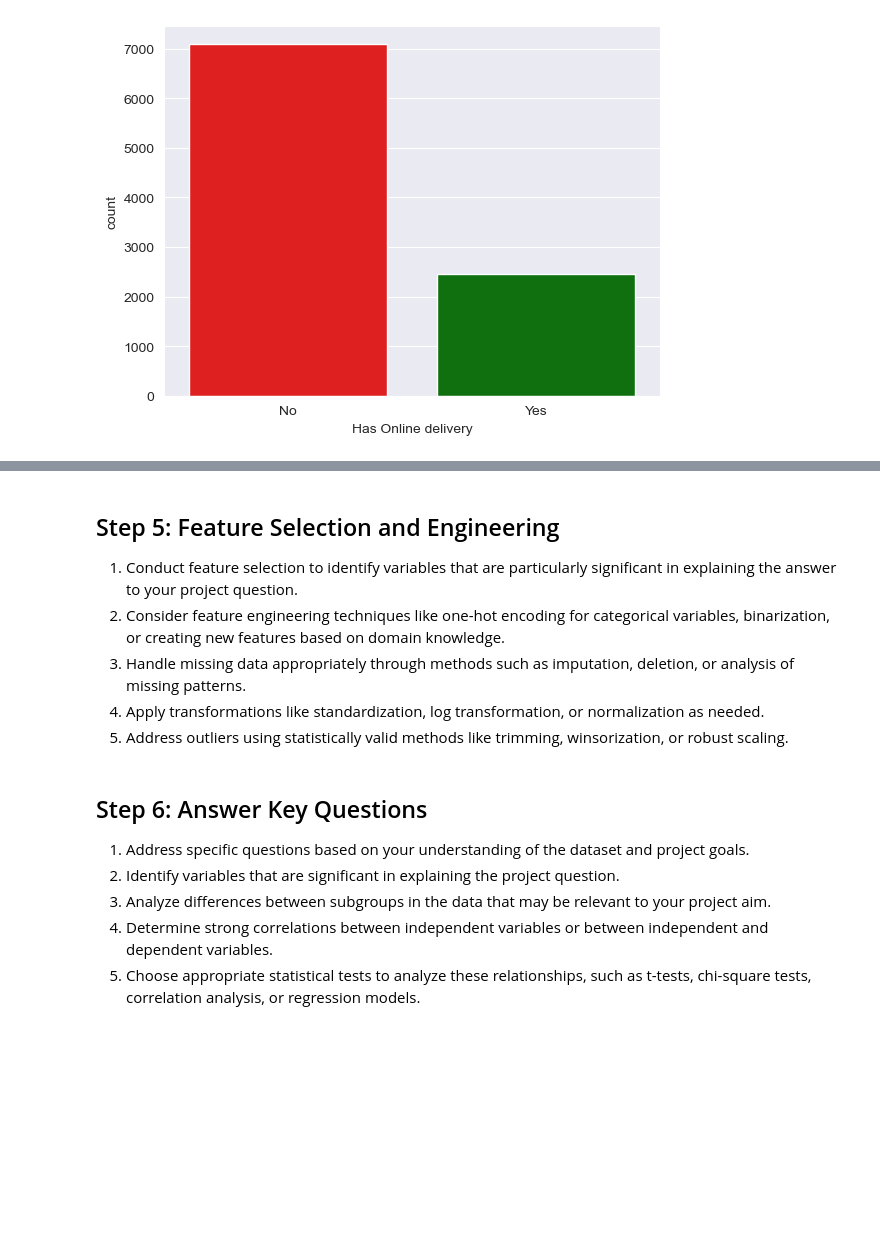
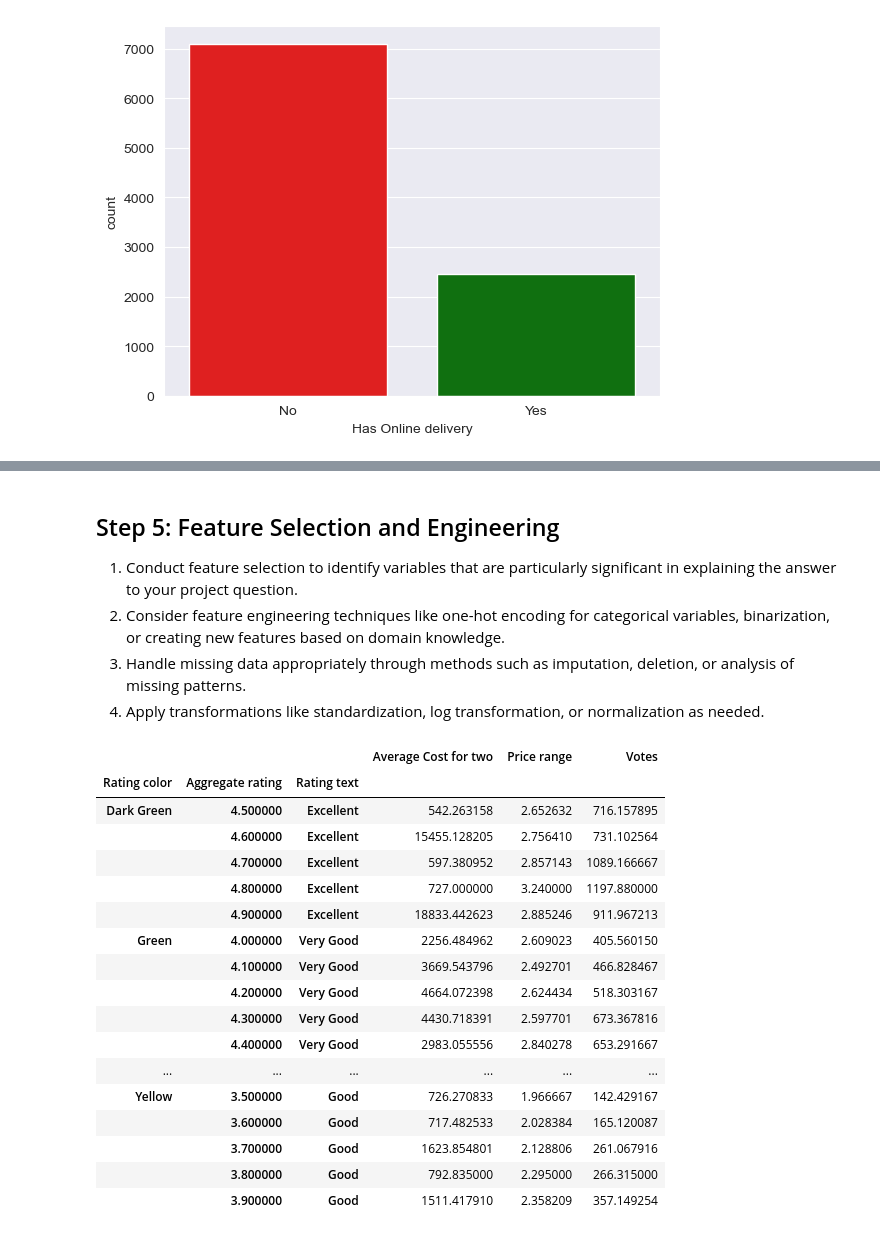
Before and after one commit to LannonTheCannon/springboard_backup, a Jupyter notebook: 11_Python Statistics in EDA/11.5_Capstone_Two_EDA/Exploratory_Data_Analysis_Zomato.ipynb, the cells around one changed output, grey strips where cells are left out. Cells and saved outputs as stored; diff of their text form; code cells hidden in the pictures; blank space fills up the shorter version.

```diff
--- a/11_Python Statistics in EDA/11.5_Capstone_Two_EDA/Exploratory_Data_Analysis_Zomato.ipynb
+++ b/11_Python Statistics in EDA/11.5_Capstone_Two_EDA/Exploratory_Data_Analysis_Zomato.ipynb
@@ -239,11 +278,25 @@ sns.countplot(x='Has Online delivery', data=df, palette=['red','green'])
 2. Consider feature engineering techniques like one-hot encoding for categorical variables, binarization, or creating new features based on domain knowledge.
 3. Handle missing data appropriately through methods such as imputation, deletion, or analysis of missing patterns.
 4. Apply transformations like standardization, log transformation, or normalization as needed.
-5. Address outliers using statistically valid methods like trimming, winsorization, or robust scaling.
-# %% [markdown]
-## Step 6: Answer Key Questions
-1. Address specific questions based on your understanding of the dataset and project goals.
-2. Identify variables that are significant in explaining the project question.
-3. Analyze differences between subgroups in the data that may be relevant to your project aim.
-4. Determine strong correlations between independent variables or between independent and dependent variables.
-5. Choose appropriate statistical tests to analyze these relationships, such as t-tests, chi-square tests, correlation analysis, or regression models.
+# %%
+# To create a table with selected features for better understanding
+df.groupby(['Rating color','Aggregate rating', 'Rating text']).mean().style.background_gradient(cmap='Blues')
+# %% [output]
+|  |  |  | Average Cost for two | Price range | Votes |
+| Rating color | Aggregate rating | Rating text |  |  |  |
+| Dark Green | 4.500000 | Excellent | 542.263158 | 2.652632 | 716.157895 |
+|  | 4.600000 | Excellent | 15455.128205 | 2.756410 | 731.102564 |
+|  | 4.700000 | Excellent | 597.380952 | 2.857143 | 1089.166667 |
+|  | 4.800000 | Excellent | 727.000000 | 3.240000 | 1197.880000 |
+|  | 4.900000 | Excellent | 18833.442623 | 2.885246 | 911.967213 |
+| Green | 4.000000 | Very Good | 2256.484962 | 2.609023 | 405.560150 |
+|  | 4.100000 | Very Good | 3669.543796 | 2.492701 | 466.828467 |
+|  | 4.200000 | Very Good | 4664.072398 | 2.624434 | 518.303167 |
+|  | 4.300000 | Very Good | 4430.718391 | 2.597701 | 673.367816 |
+|  | 4.400000 | Very Good | 2983.055556 | 2.840278 | 653.291667 |
+| ... | ... | ... | ... | ... | ... |
+| Yellow | 3.500000 | Good | 726.270833 | 1.966667 | 142.429167 |
+|  | 3.600000 | Good | 717.482533 | 2.028384 | 165.120087 |
+|  | 3.700000 | Good | 1623.854801 | 2.128806 | 261.067916 |
+|  | 3.800000 | Good | 792.835000 | 2.295000 | 266.315000 |
+|  | 3.900000 | Good | 1511.417910 | 2.358209 | 357.149254 |
```
Also changed, not shown: parts of 6 cells of this notebook.
